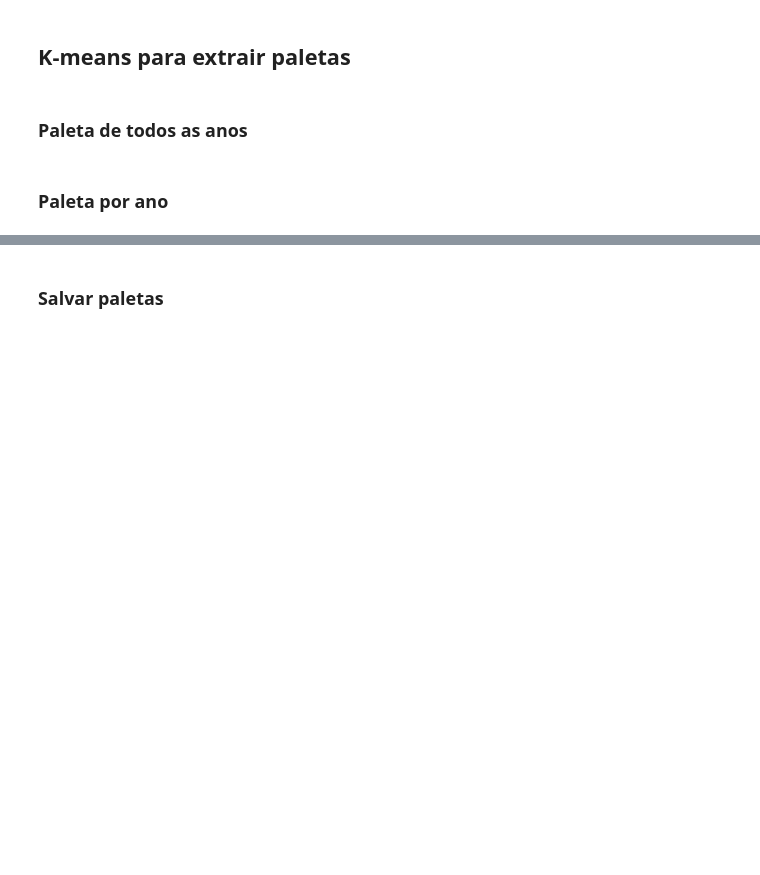
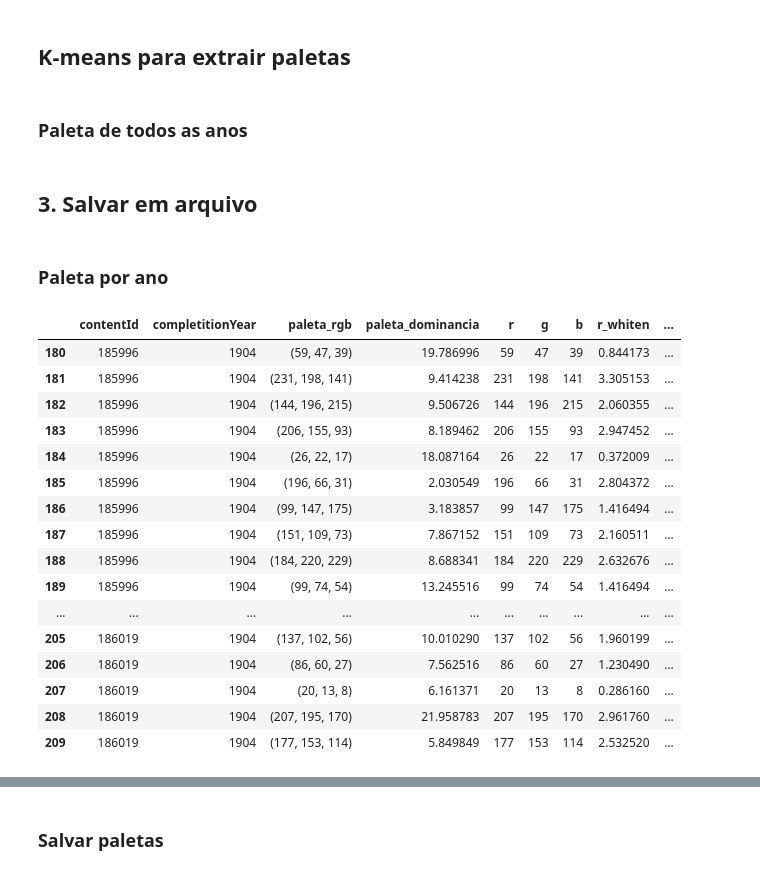
Before and after one commit to lucascouri2/residencia-vizart, a Jupyter notebook: extrator_paleta.ipynb, the cells around one changed output, grey strips where cells are left out. Saved outputs shown, nothing was run; the diff lists cells and outputs as text; code cells hidden in the pictures; blank space fills up the shorter version.

Commit message:
Gerando paleta por ano e geral -

```diff
--- a/extrator_paleta.ipynb
+++ b/extrator_paleta.ipynb
@@ -184,31 +172,38 @@ def ordenarPaleta(paletaBase, paletaOrdenar):
 # %% [markdown]
 ### Paleta de todos as anos
 # %%
-dfPaleta['r_whiten'] = whiten(dfPaleta['r'])
-dfPaleta['g_whiten'] = whiten(dfPaleta['g'])
-dfPaleta['b_whiten'] = whiten(dfPaleta['b'])
-
-kmeans = KMeans(n_clusters=15, random_state=0).fit(dfPaleta[['r_whiten', 'g_whiten', 'b_whiten']])
-cluster_centers = kmeans.cluster_centers_
-
-r_std, g_std, b_std = dfPaleta[['r', 'g', 'b']].std()
-
-#Calcula cores finais da paleta baseada no centroid do cluster
-colors=[]
-for color in cluster_centers:
-    sr, sg, sb = color
-    colors.append((int(sr*r_std), int(sg*g_std), int(sb*b_std)))
-
+colors, dominancia = kmeanCores(dfPaleta,15)
 
 paletaAnos = pd.DataFrame(colors, columns = ['r', 'g', 'b'])
-
 #Abrir df paleta base
 paletaBase = pd.read_csv('paletas\\base\\paleta_cores_120.csv')
 paletaAnos = ordenarPaleta(paletaBase,paletaAnos)
 
-#Comentar para evitar quebra o código
+# Comentar para evitar quebra o código
 # t = paletaAnos[['r','g','b']].to_records(index=False)
 # plt.imshow([t.tolist()])
 # plt.show()
+# %% [markdown]
+## 3. Salvar em arquivo
 # %% [markdown]
 ### Paleta por ano
+# %%
+dfPaleta.loc[dfPaleta['completitionYear'] == 1904]
+# %% [output]
+|  | contentId | completitionYear | paleta_rgb | paleta_dominancia | r | g | b | r_whiten | ... |
+| 180 | 185996 | 1904 | (59, 47, 39) | 19.786996 | 59 | 47 | 39 | 0.844173 | ... |
+| 181 | 185996 | 1904 | (231, 198, 141) | 9.414238 | 231 | 198 | 141 | 3.305153 | ... |
+| 182 | 185996 | 1904 | (144, 196, 215) | 9.506726 | 144 | 196 | 215 | 2.060355 | ... |
+| 183 | 185996 | 1904 | (206, 155, 93) | 8.189462 | 206 | 155 | 93 | 2.947452 | ... |
+| 184 | 185996 | 1904 | (26, 22, 17) | 18.087164 | 26 | 22 | 17 | 0.372009 | ... |
+| 185 | 185996 | 1904 | (196, 66, 31) | 2.030549 | 196 | 66 | 31 | 2.804372 | ... |
+| 186 | 185996 | 1904 | (99, 147, 175) | 3.183857 | 99 | 147 | 175 | 1.416494 | ... |
+| 187 | 185996 | 1904 | (151, 109, 73) | 7.867152 | 151 | 109 | 73 | 2.160511 | ... |
+| 188 | 185996 | 1904 | (184, 220, 229) | 8.688341 | 184 | 220 | 229 | 2.632676 | ... |
+| 189 | 185996 | 1904 | (99, 74, 54) | 13.245516 | 99 | 74 | 54 | 1.416494 | ... |
+| ... | ... | ... | ... | ... | ... | ... | ... | ... | ... |
+| 205 | 186019 | 1904 | (137, 102, 56) | 10.010290 | 137 | 102 | 56 | 1.960199 | ... |
+| 206 | 186019 | 1904 | (86, 60, 27) | 7.562516 | 86 | 60 | 27 | 1.230490 | ... |
+| 207 | 186019 | 1904 | (20, 13, 8) | 6.161371 | 20 | 13 | 8 | 0.286160 | ... |
+| 208 | 186019 | 1904 | (207, 195, 170) | 21.958783 | 207 | 195 | 170 | 2.961760 | ... |
+| 209 | 186019 | 1904 | (177, 153, 114) | 5.849849 | 177 | 153 | 114 | 2.532520 | ... |
```
Also changed, not shown: parts of 15 cells of this notebook, 1 other file.
